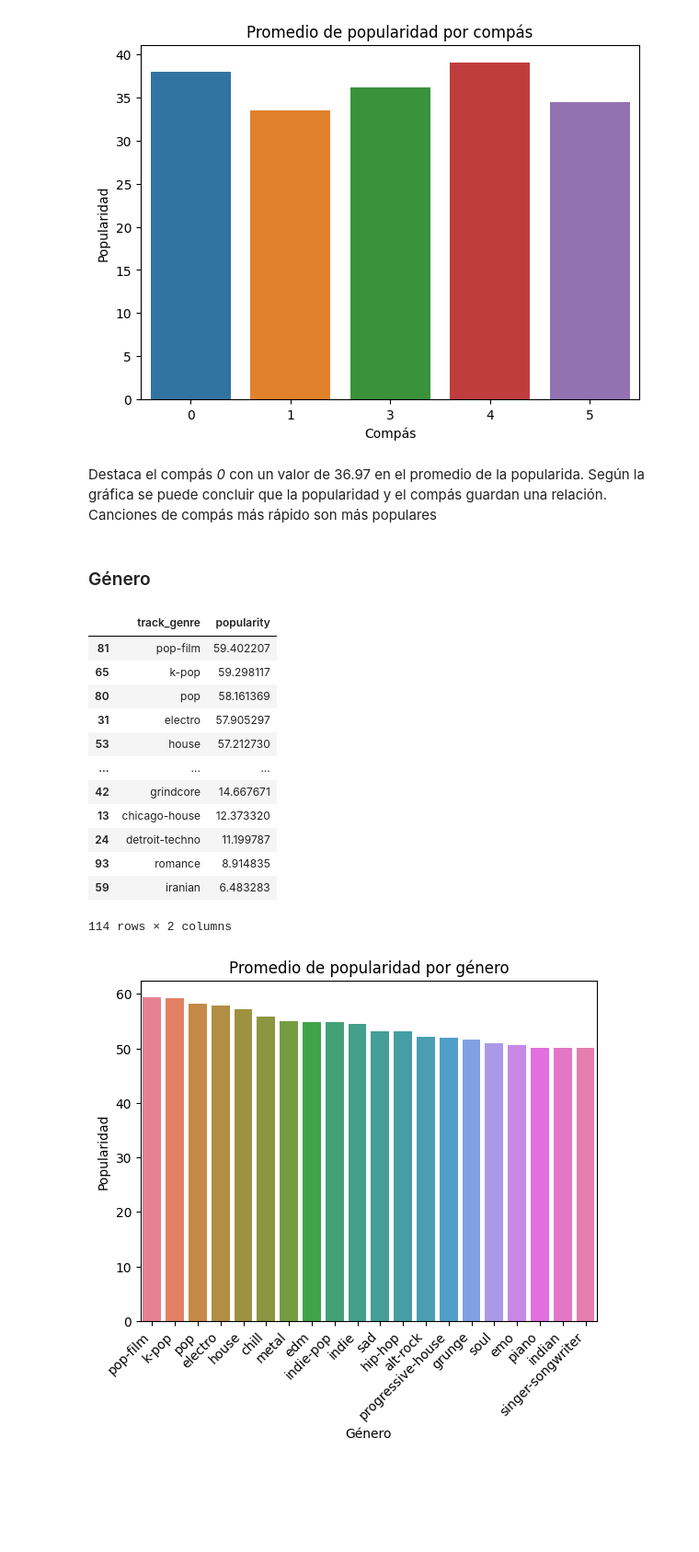
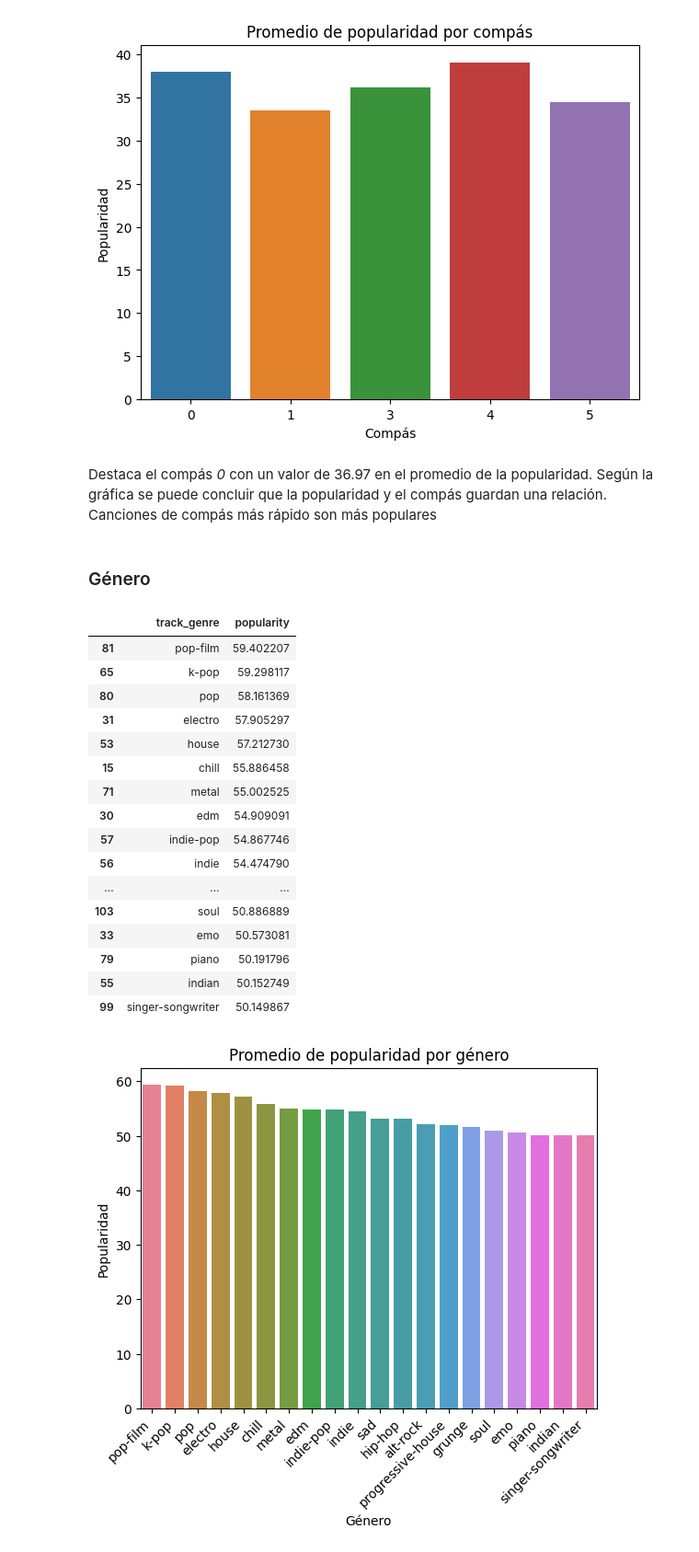
Before and after one commit to AEEM1993/Caso_Practico_Estadistica, a Jupyter notebook: caso_practico_v2.ipynb, the cells around one changed output. Shown at 92% size. Cells and saved outputs as stored; diff of their text form; code cells hidden in the pictures; blank space fills up the shorter version.

```diff
--- a/caso_practico_v2.ipynb
+++ b/caso_practico_v2.ipynb
@@ -352,30 +369,35 @@ plt.show()
 | 4 | 5 | 34.445395 |
 [figure]
 # %% [markdown]
-Destaca el compás _0_ con un valor de 36.97 en el promedio de la popularida. Según la gráfica se puede concluir que la popularidad y el compás guardan una relación. Canciones de compás más rápido son más populares
+Destaca el compás _0_ con un valor de 36.97 en el promedio de la popularidad. Según la gráfica se puede concluir que la popularidad y el compás guardan una relación. Canciones de compás más rápido son más populares
 # %% [markdown]
 ### Género
 # %%
-temp_4 = df_process.groupby(by=["track_genre"])["popularity"].mean().reset_index().sort_values(by=["popularity"], ascending=False)
+temp_4 = df_process.groupby(by=["track_genre"], observed=True)["popularity"].mean().reset_index().sort_values(by=["popularity"], ascending=False)
+temp_4 = temp_4.head(20)
 display(temp_4)
-sns.barplot(data=temp_4.head(20), x="track_genre", y="popularity", hue="track_genre")
+sns.barplot(data=temp_4, x="track_genre", y="popularity", hue="track_genre")
 plt.title("Promedio de popularidad por género")
 plt.xlabel("Género")
 plt.ylabel("Popularidad")
 plt.xticks(rotation=45, ha="right")
 plt.show()
 # %% [output]
 |  | track_genre | popularity |
 | 81 | pop-film | 59.402207 |
 | 65 | k-pop | 59.298117 |
 | 80 | pop | 58.161369 |
 | 31 | electro | 57.905297 |
 | 53 | house | 57.212730 |
+| 15 | chill | 55.886458 |
+| 71 | metal | 55.002525 |
+| 30 | edm | 54.909091 |
+| 57 | indie-pop | 54.867746 |
+| 56 | indie | 54.474790 |
 | ... | ... | ... |
-| 42 | grindcore | 14.667671 |
-| 13 | chicago-house | 12.373320 |
-| 24 | detroit-techno | 11.199787 |
-| 93 | romance | 8.914835 |
-| 59 | iranian | 6.483283 |
+| 103 | soul | 50.886889 |
+| 33 | emo | 50.573081 |
+| 79 | piano | 50.191796 |
+| 55 | indian | 50.152749 |
+| 99 | singer-songwriter | 50.149867 |
-114 rows × 2 columns
 [figure]
```
Also changed, not shown: parts of 28 cells of this notebook.
